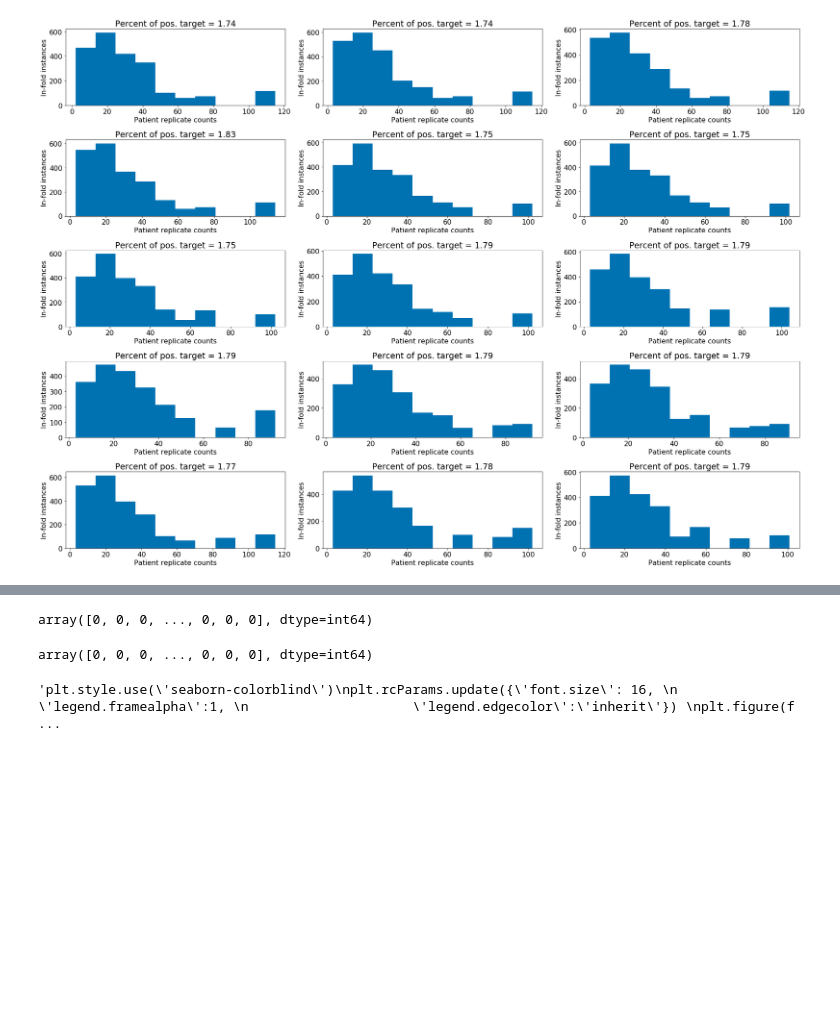
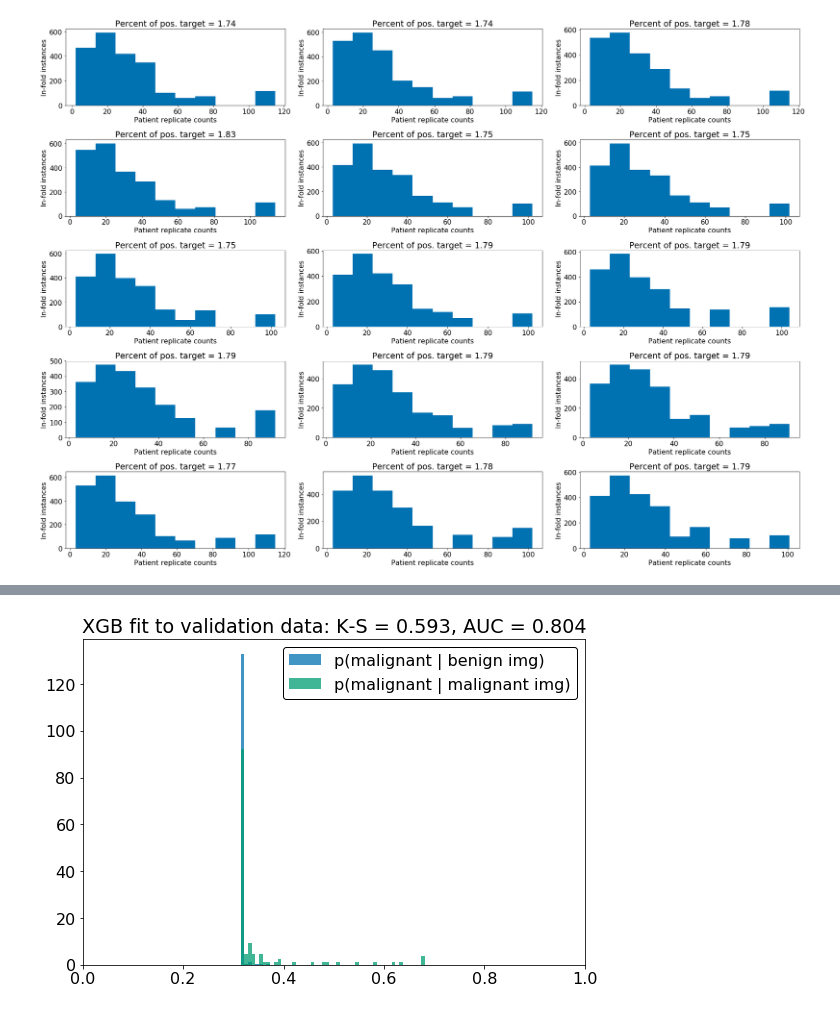
Before and after one commit to JaronThompson/MelanomaKaggleComp, a Jupyter notebook: Notebooks/TuneXGB.ipynb, the cells around one changed output, grey strips where cells are left out. Drawn from its saved outputs; the diff is of its cells as text; code cells hidden in the pictures; blank space fills up the shorter version.

```diff
--- a/Notebooks/TuneXGB.ipynb
+++ b/Notebooks/TuneXGB.ipynb
@@ -710,0 +411,6 @@ Fold [5/15], XGB Val ROC AUC: 0.806, XGB Val K-S stat: 0.483
+# %%
+# train xgboost
+bst = fit_xgboost(X_train_std, y_train, X_valid_std, y_valid)
+
+# save test predictions
+y_valid_pred = bst.predict(xgb.DMatrix(X_valid_std))
@@ -793,39 +525,30 @@ plt.show()
-# %%
-val_df['target'].values
-# %% [output]
-array([0, 0, 0, ..., 0, 0, 0], dtype=int64)
-# %%
-train_df_allsamples['target'].values[inds]
-# %% [output]
-array([0, 0, 0, ..., 0, 0, 0], dtype=int64)
 # %%
-'''plt.style.use('seaborn-colorblind')
+plt.style.use('seaborn-colorblind')
 plt.rcParams.update({'font.size': 16,
                      'legend.framealpha':1,
                      'legend.edgecolor':'inherit'})
 plt.figure(figsize=(9, 6))
 
-valid_pred = xgb_oof
-y_valid = train_df_allsamples['target'].values
+valid_pred = y_valid_pred
 
 counts, bins = np.histogram(np.array(valid_pred), bins=50)
 plt.hist(valid_pred[y_valid==0],
          density=True, bins=bins, label='p(malignant | benign img) ', alpha=.75)
 plt.hist(valid_pred[y_valid==1],
          density=True, bins=bins, label='p(malignant | malignant img)', alpha=.75)
 
 ks, p = ks_2samp(valid_pred[y_valid==0],
                  valid_pred[y_valid==1])
 
 fpr, tpr, _ = roc_curve(y_valid, valid_pred)
 roc_auc = auc(fpr, tpr)
 
 plt.xlim([0, 1])
 plt.legend()
 plt.title("XGB fit to validation data: K-S = {:.3f}, AUC = {:.3f}".format(ks, roc_auc))
-plt.show()'''
+plt.show()
 # %% [output]
-'plt.style.use(\'seaborn-colorblind\')\nplt.rcParams.update({\'font.size\': 16, \n                     \'legend.framealpha\':1, \n                     \'legend.edgecolor\':\'inherit\'}) \nplt.figure(f ...
+[figure, added]
 # %%
 image_names = test_df['image_name'].values
 
```
Also changed, not shown: parts of 11 cells of this notebook.
